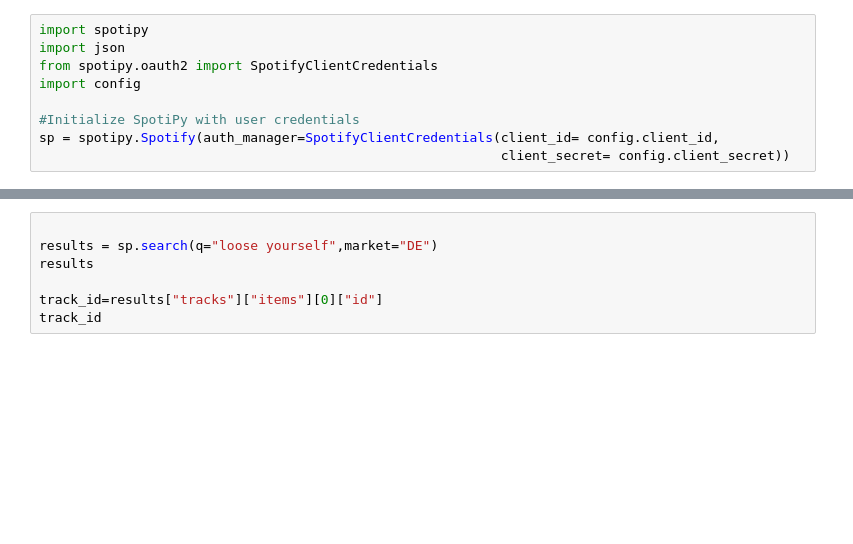
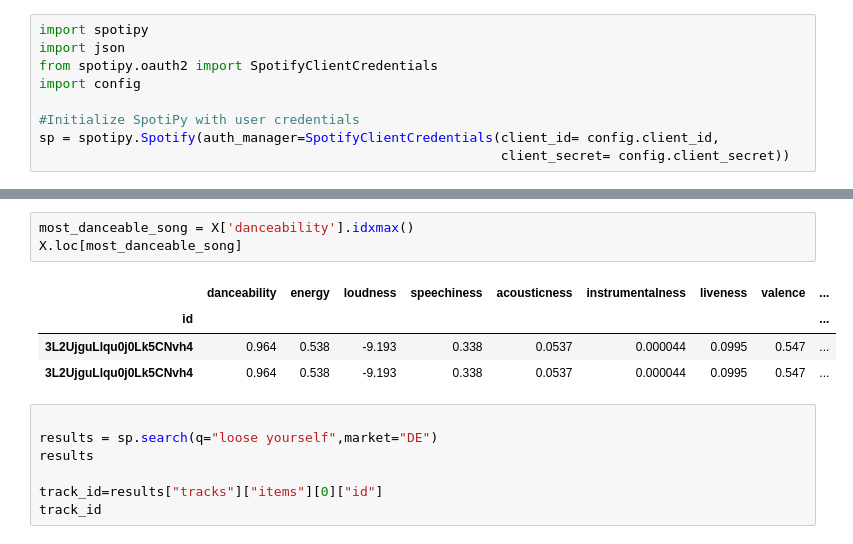
Before and after one commit to berjusti/IronHackLabs, a Jupyter notebook: Untitled Folder/Recommender_Thu.ipynb, the cells around one changed output, grey strips where cells are left out. Drawn from its saved outputs; the diff is of its cells as text; blank space fills up the shorter version.

```diff
--- a/Untitled Folder/Recommender_Thu.ipynb
+++ b/Untitled Folder/Recommender_Thu.ipynb
@@ -243,6 +243,14 @@ X[X['cluster'] == 4].sample()
 |  | danceability | energy | loudness | speechiness | acousticness | instrumentalness | liveness | valence | ... |
 | id |  |  |  |  |  |  |  |  | ... |
 | 1FGrw8CHZlMcMWzck3oCng | 0.28 | 0.297 | -9.355 | 0.0308 | 0.539 | 0.000487 | 0.18 | 0.135 | ... |
+# %%
+most_danceable_song = X['danceability'].idxmax()
+X.loc[most_danceable_song]
+# %% [output]
+|  | danceability | energy | loudness | speechiness | acousticness | instrumentalness | liveness | valence | ... |
+| id |  |  |  |  |  |  |  |  | ... |
+| 3L2UjguLlqu0j0Lk5CNvh4 | 0.964 | 0.538 | -9.193 | 0.338 | 0.0537 | 0.000044 | 0.0995 | 0.547 | ... |
+| 3L2UjguLlqu0j0Lk5CNvh4 | 0.964 | 0.538 | -9.193 | 0.338 | 0.0537 | 0.000044 | 0.0995 | 0.547 | ... |
 # %%
 
 results = sp.search(q="loose yourself",market="DE")
```
Also changed, not shown: 1 other file.
